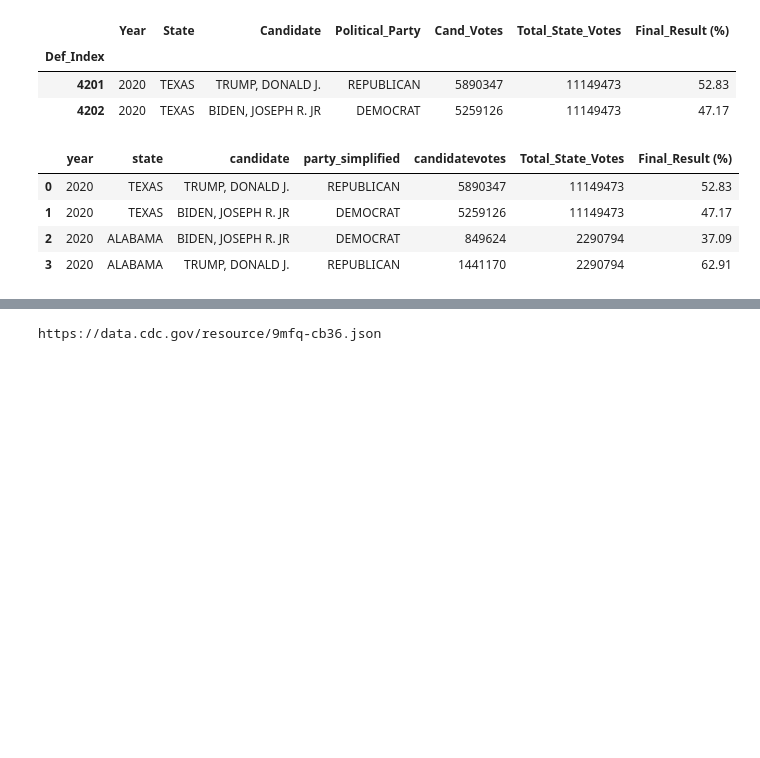
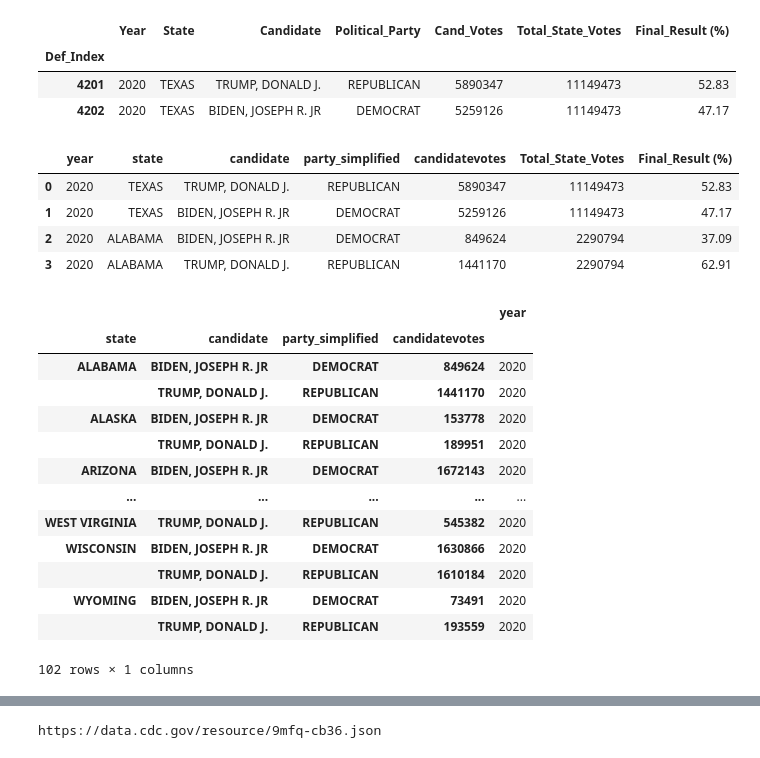
Before and after one commit to tduron3/I_Have_No_Clue, a Jupyter notebook: Project_3.ipynb, the cells around one changed output, grey strips where cells are left out. Drawn from its saved outputs; the diff is of its cells as text; code cells hidden in the pictures; blank space fills up the shorter version.

```diff
--- a/Project_3.ipynb
+++ b/Project_3.ipynb
@@ -150,4 +150,23 @@ bigdata
 | 1 | 2020 | TEXAS | BIDEN, JOSEPH R. JR | DEMOCRAT | 5259126 | 11149473 | 47.17 |
 | 2 | 2020 | ALABAMA | BIDEN, JOSEPH R. JR | DEMOCRAT | 849624 | 2290794 | 37.09 |
 | 3 | 2020 | ALABAMA | TRUMP, DONALD J. | REPUBLICAN | 1441170 | 2290794 | 62.91 |
+# %%
+new_df = dem_rep_df.groupby(['state','candidate','party_simplified']).sum()
+
+new_df.groupby(['state','candidate','party_simplified','candidatevotes']).sum()
+# %% [output]
+|  |  |  |  | year |
+| state | candidate | party_simplified | candidatevotes |  |
+| ALABAMA | BIDEN, JOSEPH R. JR | DEMOCRAT | 849624 | 2020 |
+|  | TRUMP, DONALD J. | REPUBLICAN | 1441170 | 2020 |
+| ALASKA | BIDEN, JOSEPH R. JR | DEMOCRAT | 153778 | 2020 |
+|  | TRUMP, DONALD J. | REPUBLICAN | 189951 | 2020 |
+| ARIZONA | BIDEN, JOSEPH R. JR | DEMOCRAT | 1672143 | 2020 |
+| ... | ... | ... | ... | ... |
+| WEST VIRGINIA | TRUMP, DONALD J. | REPUBLICAN | 545382 | 2020 |
+| WISCONSIN | BIDEN, JOSEPH R. JR | DEMOCRAT | 1630866 | 2020 |
+|  | TRUMP, DONALD J. | REPUBLICAN | 1610184 | 2020 |
+| WYOMING | BIDEN, JOSEPH R. JR | DEMOCRAT | 73491 | 2020 |
+|  | TRUMP, DONALD J. | REPUBLICAN | 193559 | 2020 |
+102 rows × 1 columns
 # %%
```
Also changed, not shown: parts of 1 cell of this notebook.
